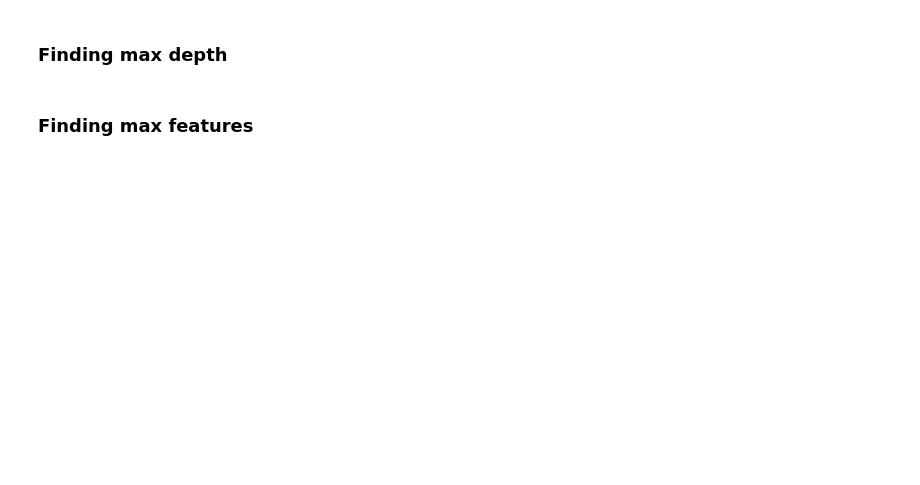
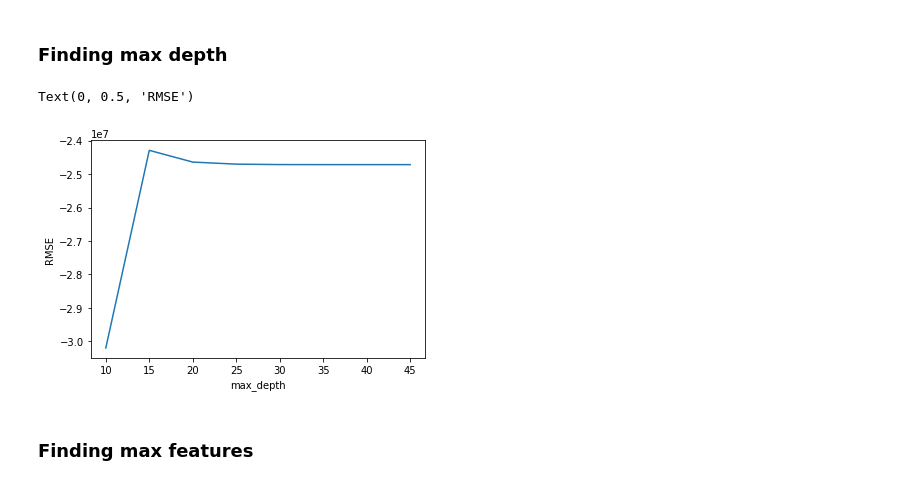
Before and after one commit to gomezivan/Python-ML, a Jupyter notebook: Proyecto 1st/P1-UsedVehiclePricePrediction.ipynb, the cells around one changed output. Cells and saved outputs as stored; diff of their text form; code cells hidden in the pictures; blank space fills up the shorter version.

```diff
--- a/Proyecto 1st/P1-UsedVehiclePricePrediction.ipynb
+++ b/Proyecto 1st/P1-UsedVehiclePricePrediction.ipynb
@@ -171,17 +117,20 @@ plt.ylabel('NEG_RMSE')
 ### Finding max depth
 # %%
 #list of values to try for n_estimators
-max_depth_range = range(1, 21,2)
+max_depth_range = range(10, 50, 5)
 
 RMSE_scores_depth = []
 # use 5-fold cross-validation with each value of n_estimators (WARNING: SLOW!)
 for depth in max_depth_range:
-    rf  = RandomForestRegressor (n_estimators=370, max_depth=depth, random_state=1, n_jobs=-1)
+    rf  = RandomForestRegressor (n_estimators=400, max_depth=depth, random_state=1, n_jobs=-1)
     RMSE_scores_depth.append(cross_val_score(rf, X_train, Y_train, cv=5, scoring='neg_mean_squared_error').mean())
 
 plt.plot(max_depth_range, RMSE_scores_depth)
 plt.xlabel('max_depth')
 plt.ylabel('RMSE')
+# %% [output]
+Text(0, 0.5, 'RMSE')
+[figure, added]
 # %% [markdown]
 ### Finding max features
 # %%
```
Also changed, not shown: parts of 14 cells of this notebook.
